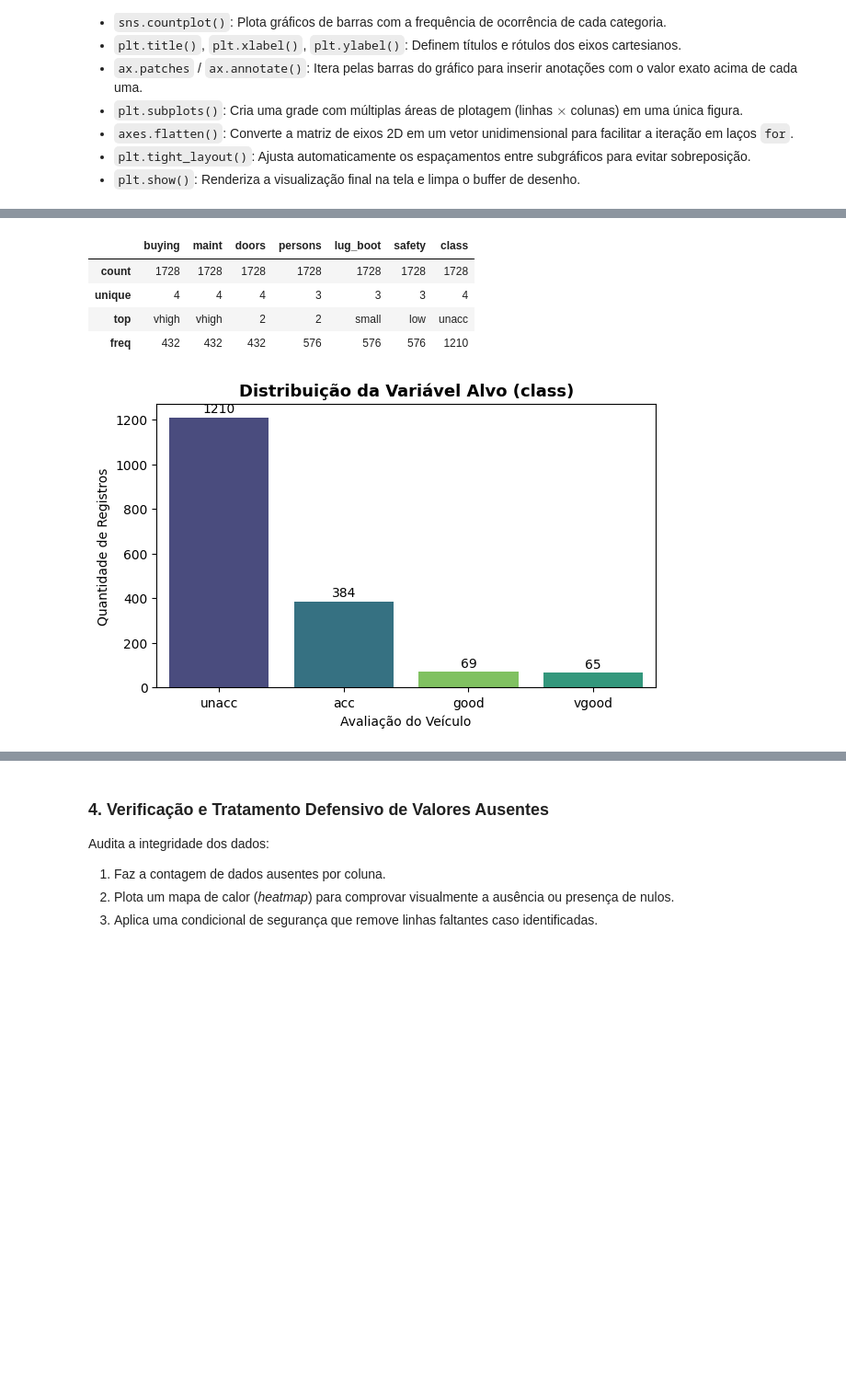
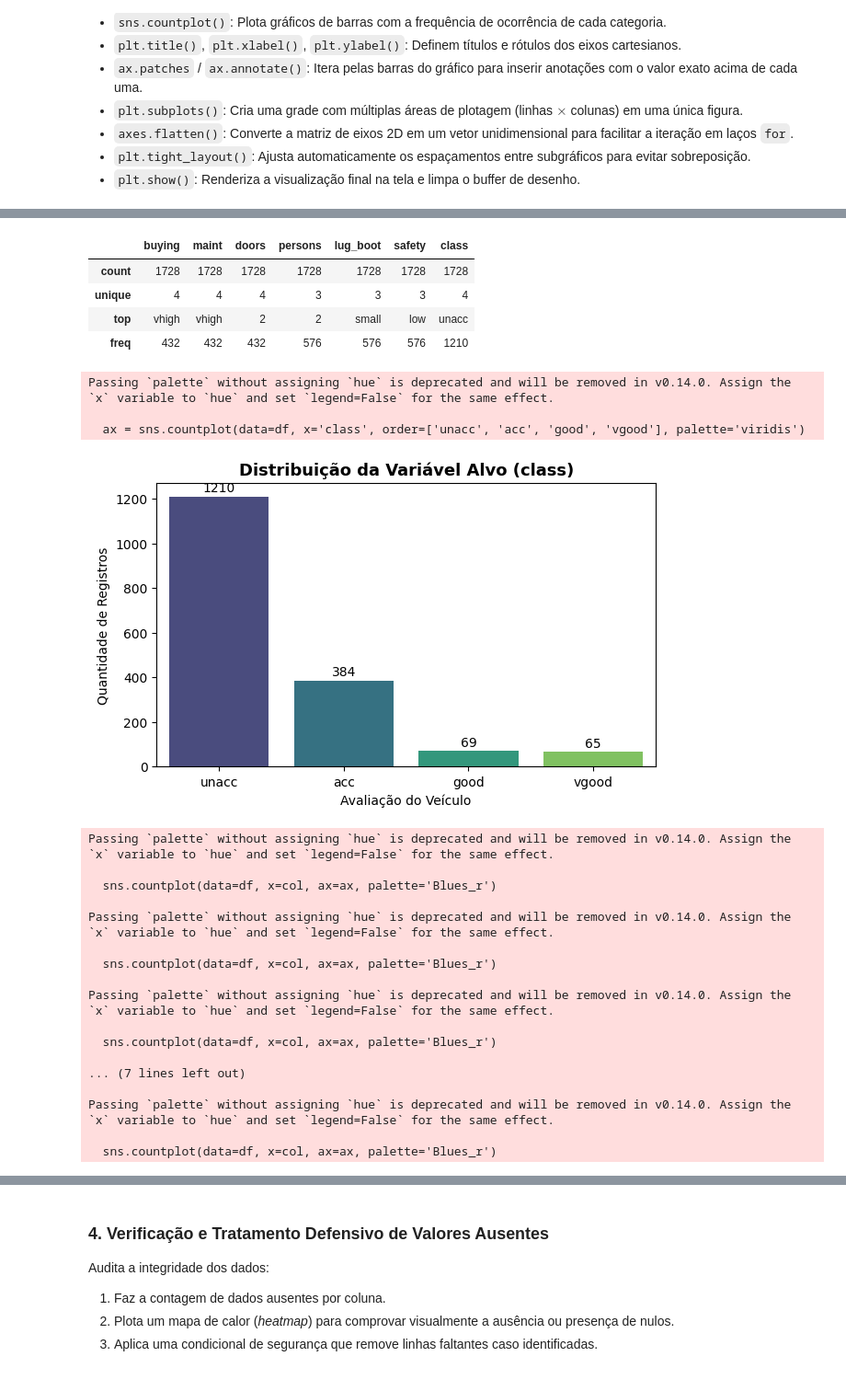
Before and after one commit to nsx270/Summit---Car-Classification-Dataset, a Jupyter notebook: car-classification-dataset.ipynb, the cells around one changed output, grey strips where cells are left out. Shown at 92% size. Saved outputs shown, nothing was run; the diff lists cells and outputs as text; code cells hidden in the pictures; blank space fills up the shorter version.

```diff
--- a/car-classification-dataset.ipynb
+++ b/car-classification-dataset.ipynb
@@ -79,48 +76,45 @@ Executa um diagnóstico detalhado da estrutura do dataset:
 * `plt.tight_layout()`: Ajusta automaticamente os espaçamentos entre subgráficos para evitar sobreposição.
 * `plt.show()`: Renderiza a visualização final na tela e limpa o buffer de desenho.
 # %%
-print("Dimensões da Base")
+print("--- Dimensões da Base ---")
 print(f"Total de registros: {df.shape[0]}")
 print(f"Total de atributos: {df.shape[1]}\n")
 
-print("Informações de Tipagem e Memória")
+print("--- Informações de Tipagem e Memória ---")
 df.info()
 
-print("\nResumo Estatístico")
+print("\n--- Resumo Estatístico ---")
 display(df.describe())
 
-#Gráfico da distribuição da variável alvo (class)
+# 1. Gráfico da distribuição da variável alvo (class)
 plt.figure(figsize=(7, 4))
-ax = sns.countplot(
-    data=df,
-    x='class',
-    hue='class',
-    order=['unacc', 'acc', 'good', 'vgood'],
-    palette='viridis',
-    legend=False
-)
+ax = sns.countplot(data=df, x='class', order=['unacc', 'acc', 'good', 'vgood'], palette='viridis')
 plt.title('Distribuição da Variável Alvo (class)', fontsize=13, fontweight='bold')
 plt.xlabel('Avaliação do Veículo')
 plt.ylabel('Quantidade de Registros')
 
-#Rótulo de contagem sobre as barras
+# Rótulo de contagem em cima de cada barra
 for p in ax.patches:
-    height = p.get_height()
-    if height > 0:
-        ax.annotate(f'{int(height)}', (p.get_x() + p.get_width() / 2., height),
-                    ha='center', va='baseline', fontsize=10, xytext=(0, 4), textcoords='offset points')
+    ax.annotate(f'{int(p.get_height())}', (p.get_x() + p.get_width() / 2., p.get_height()),
+                ha='center', va='baseline', fontsize=10, xytext=(0, 4), textcoords='offset points')
+
+# SALVA O GRÁFICO COMO IMAGEM
+plt.savefig('distribuicao_alvo.png', dpi=300, bbox_inches='tight')
 plt.show()
 
-#Gráficos das distribuições de cada atributo preditor
+# 2. Gráficos das distribuições de cada atributo preditor
 fig, axes = plt.subplots(2, 3, figsize=(15, 8))
 features = ['buying', 'maint', 'doors', 'persons', 'lug_boot', 'safety']
 
 for ax, col in zip(axes.flatten(), features):
-    sns.countplot(data=df, x=col, hue=col, palette='Blues_r', legend=False, ax=ax)
+    sns.countplot(data=df, x=col, ax=ax, palette='Blues_r')
     ax.set_title(f'Distribuição: {col}', fontweight='bold')
     ax.set_ylabel('Contagem')
     ax.set_xlabel('')
 
 plt.tight_layout()
+
+# SALVA O GRÁFICO COMO IMAGEM
+plt.savefig('distribuicao_atributos.png', dpi=300, bbox_inches='tight')
 plt.show()
 # %% [output]
@@ -144,9 +138,29 @@ Resumo Estatístico
 |  | buying | maint | doors | persons | lug_boot | safety | class |
 | count | 1728 | 1728 | 1728 | 1728 | 1728 | 1728 | 1728 |
 | unique | 4 | 4 | 4 | 3 | 3 | 3 | 4 |
 | top | vhigh | vhigh | 2 | 2 | small | low | unacc |
 | freq | 432 | 432 | 432 | 576 | 576 | 576 | 1210 |
+Passing `palette` without assigning `hue` is deprecated and will be removed in v0.14.0. Assign the `x` variable to `hue` and set `legend=False` for the same effect.
+
+  ax = sns.countplot(data=df, x='class', order=['unacc', 'acc', 'good', 'vgood'], palette='viridis')
-[figure, old version]
+[figure, new version]
+Passing `palette` without assigning `hue` is deprecated and will be removed in v0.14.0. Assign the `x` variable to `hue` and set `legend=False` for the same effect.
+
+  sns.countplot(data=df, x=col, ax=ax, palette='Blues_r')
+
+Passing `palette` without assigning `hue` is deprecated and will be removed in v0.14.0. Assign the `x` variable to `hue` and set `legend=False` for the same effect.
+
+  sns.countplot(data=df, x=col, ax=ax, palette='Blues_r')
+
+Passing `palette` without assigning `hue` is deprecated and will be removed in v0.14.0. Assign the `x` variable to `hue` and set `legend=False` for the same effect.
+
+  sns.countplot(data=df, x=col, ax=ax, palette='Blues_r')
+
+... (7 lines left out)
+
+Passing `palette` without assigning `hue` is deprecated and will be removed in v0.14.0. Assign the `x` variable to `hue` and set `legend=False` for the same effect.
+
+  sns.countplot(data=df, x=col, ax=ax, palette='Blues_r')
 [figure]
 # %% [markdown]
 ### 4. Verificação e Tratamento Defensivo de Valores Ausentes
```
Also changed, not shown: parts of 18 cells of this notebook.
